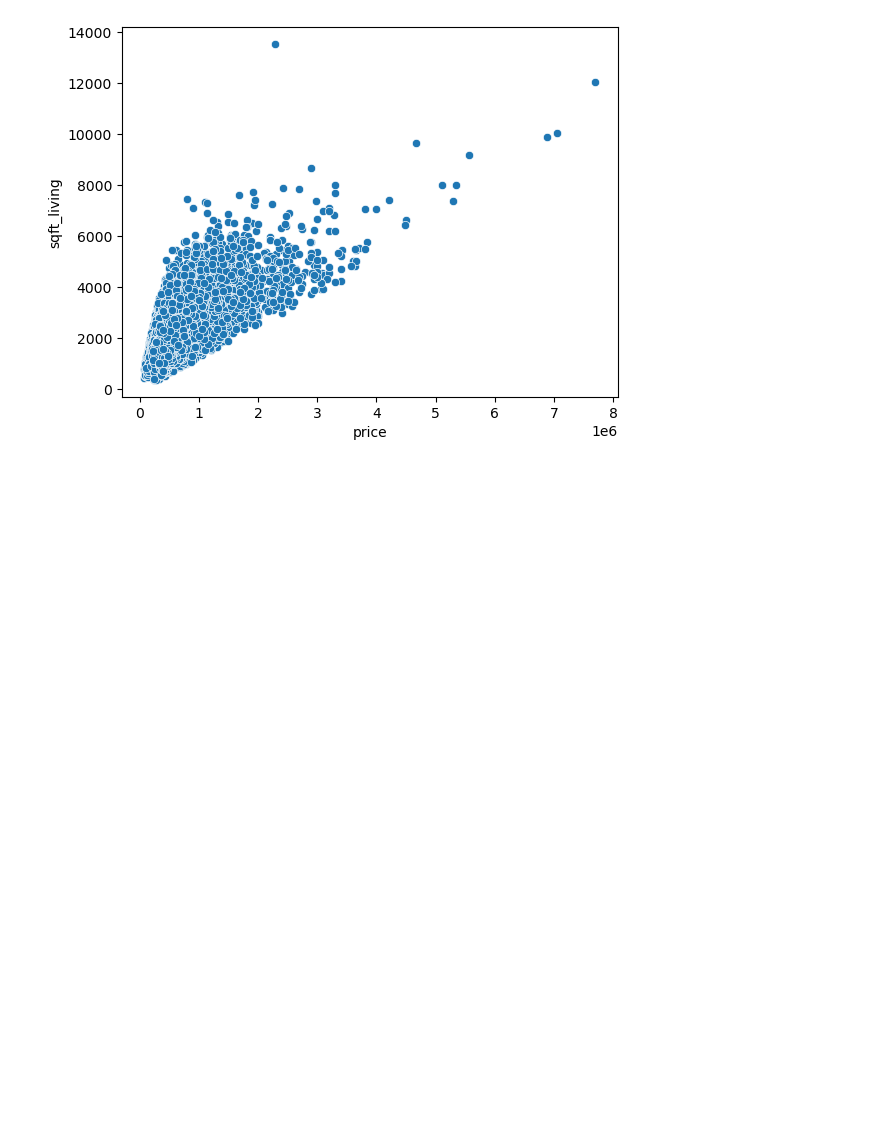
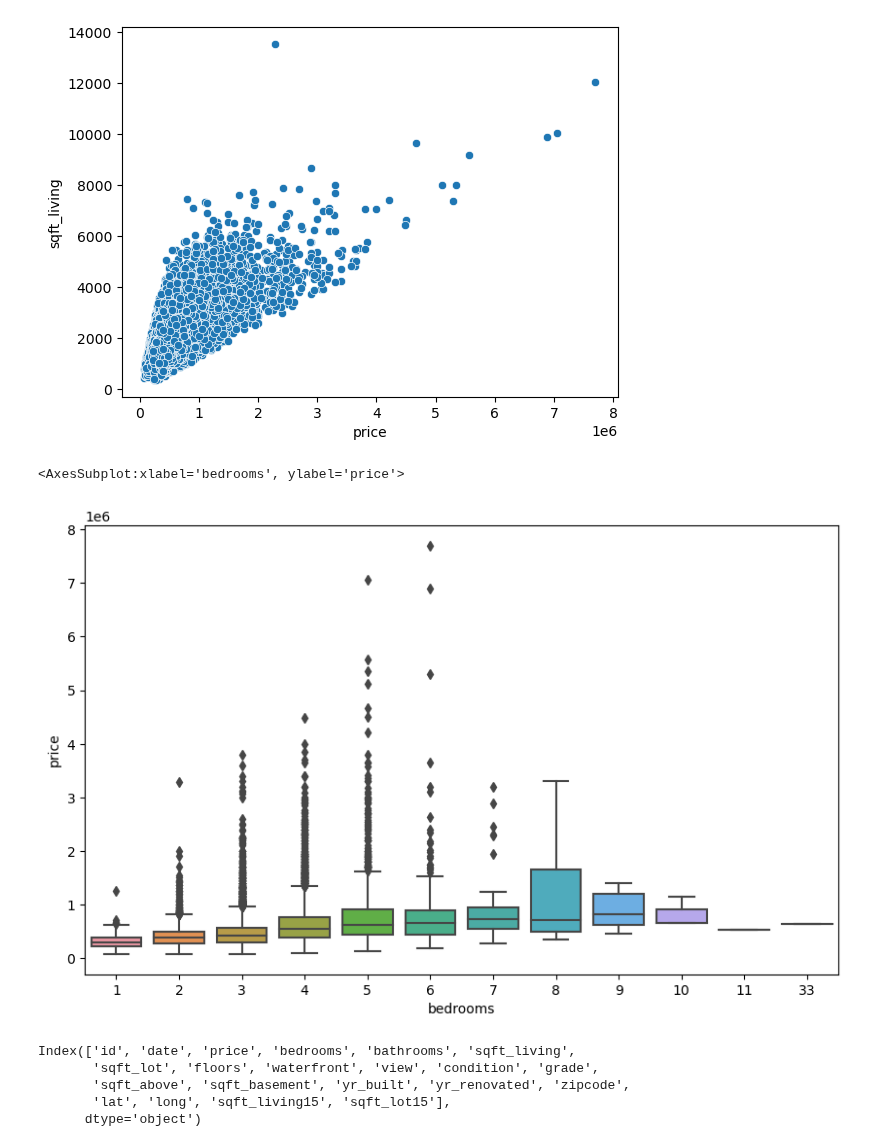
Before and after one commit to dancanyego/Deep-Learning-and-Neural-nets, a Jupyter notebook: Keras/Keras-Regression.ipynb, the cells around one changed output. Drawn from its saved outputs; the diff is of its cells as text; code cells hidden in the pictures; blank space fills up the shorter version.

```diff
--- a/Keras/Keras-Regression.ipynb
+++ b/Keras/Keras-Regression.ipynb
@@ -94,3 +94,17 @@ sns.scatterplot(x='price',y='sqft_living',data=df)
 # %% [output]
 <AxesSubplot:xlabel='price', ylabel='sqft_living'>
 [figure]
+# %%
+plt.figure(figsize=(10,6))
+sns.boxplot(x='bedrooms',y='price',data=df)
+# %% [output]
+<AxesSubplot:xlabel='bedrooms', ylabel='price'>
+[figure, added]
+# %%
+df.columns
+# %% [output]
+Index(['id', 'date', 'price', 'bedrooms', 'bathrooms', 'sqft_living',
+       'sqft_lot', 'floors', 'waterfront', 'view', 'condition', 'grade',
+       'sqft_above', 'sqft_basement', 'yr_built', 'yr_renovated', 'zipcode',
+       'lat', 'long', 'sqft_living15', 'sqft_lot15'],
+      dtype='object')
```
Also changed, not shown: parts of 4 cells of this notebook.
